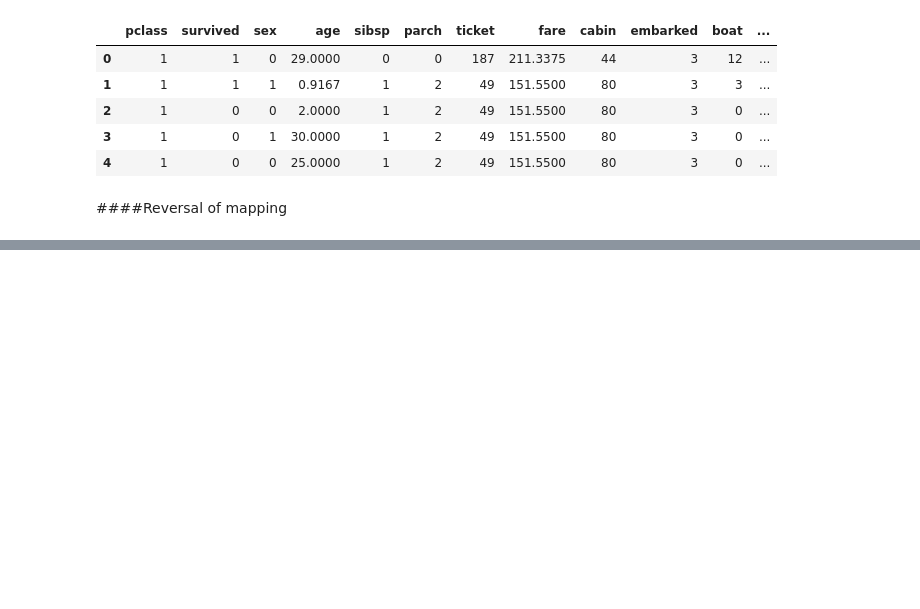
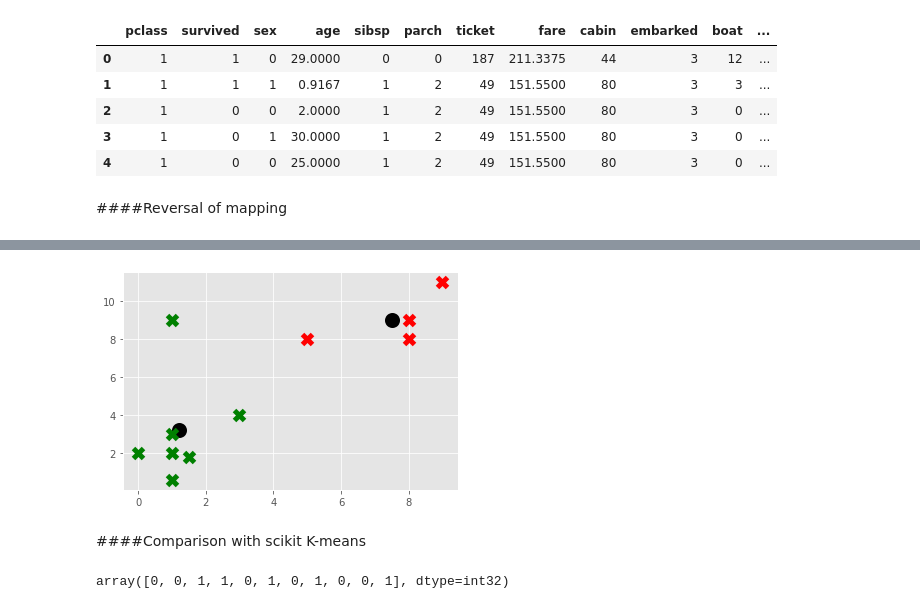
Before and after one commit to leadeeerq/machine-learning, a Jupyter notebook: ML_KMeans_Titanic.ipynb, the cells around one changed output, grey strips where cells are left out. Saved outputs shown, nothing was run; the diff lists cells and outputs as text; code cells hidden in the pictures; blank space fills up the shorter version.

```diff
--- a/ML_KMeans_Titanic.ipynb
+++ b/ML_KMeans_Titanic.ipynb
@@ -190,0 +213,11 @@ df.head()
+# %%
+correct = 0
+for i in range(len(X)):
+  # to_predict = np.array(X[i].astype(float))
+  to_predict = X[i]
+  to_predict = to_predict.reshape(-1, len(to_predict))
+  prediction = clf.predict(to_predict)
+  if prediction[0] == y[i]:
+    correct += 1
+
+print(correct/len(X))
@@ -190,0 +235,2 @@ df.head()
+# %%
+copy = df.copy()
@@ -190,0 +325,24 @@ df.head()
+# %%
+clf = K_means()
+clf.fit(Z)
+# %%
+for centroid in clf.centroids:
+  plt.scatter(clf.centroids[centroid][0], clf.centroids[centroid][1], marker = 'o', color = 'k', s=100, linewidths = 5)
+
+for classification in clf.classifications:
+  color = colors[classification]
+  for featureset in clf.classifications[classification]:
+    plt.scatter(featureset[0], featureset[1], marker = 'x', color = color, s=100, linewidth = 5)
+
+plt.show()
+# %% [output]
+[figure, added]
+# %% [markdown]
+####Comparison with scikit K-means
+# %%
+kmeans = KMeans(n_clusters=2)
+kmeans.fit(Z)
+y_kmeans = np.array(kmeans.predict(Z))
+y_kmeans
+# %% [output]
+array([0, 0, 1, 1, 0, 1, 0, 1, 0, 0, 1], dtype=int32)
```
Also changed, not shown: parts of 26 cells of this notebook.
